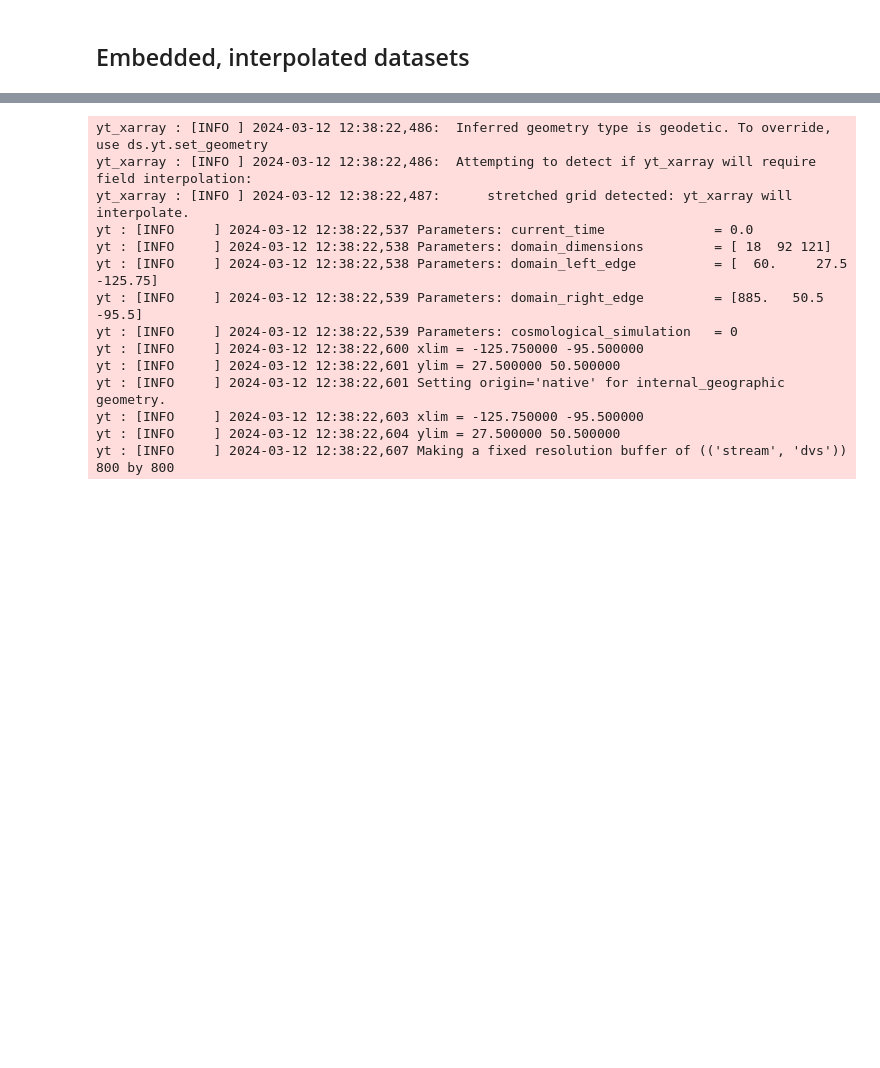
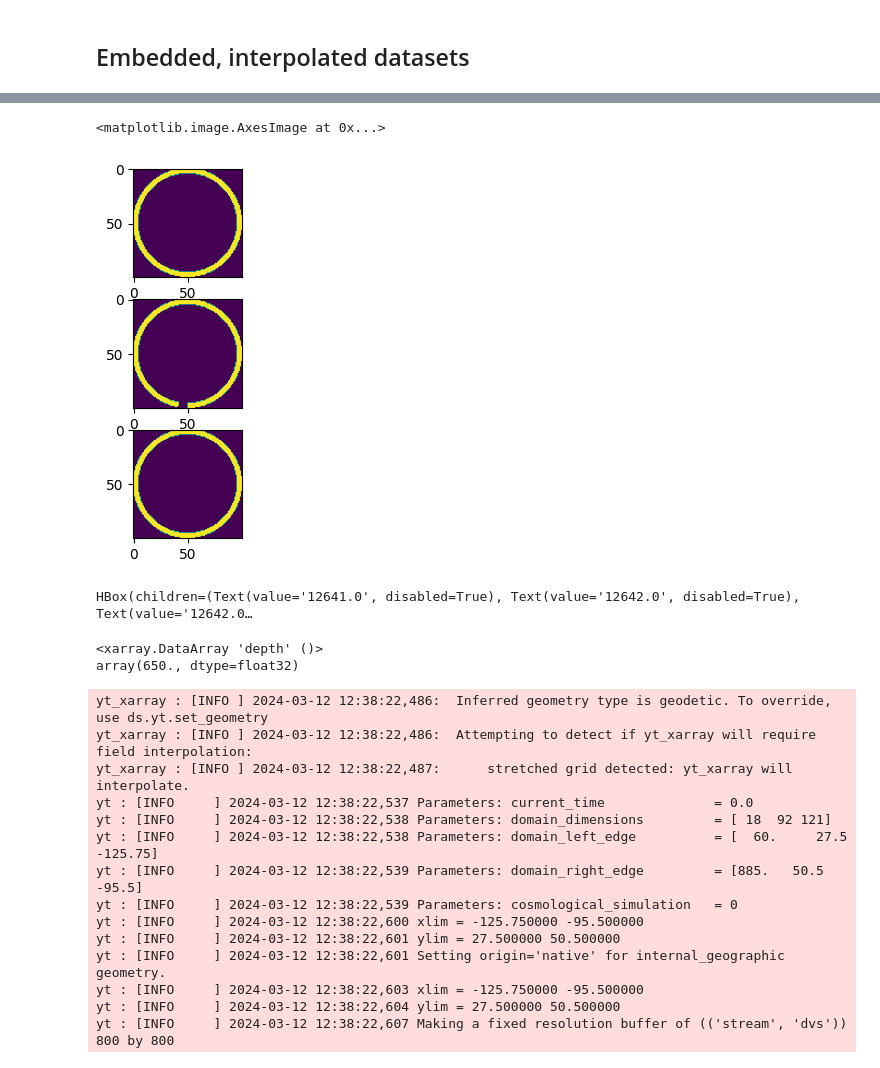
Before and after one commit to data-exp-lab/yt_xarray, a Jupyter notebook: docs/examples/example_007_interpolation.ipynb, the cells around one changed output, grey strips where cells are left out. Drawn from its saved outputs; the diff is of its cells as text; code cells hidden in the pictures; blank space fills up the shorter version.

Commit message:
disambiguation, current commit returns hard coded 1s mask.

```diff
--- a/docs/examples/example_007_interpolation.ipynb
+++ b/docs/examples/example_007_interpolation.ipynb
@@ -62,0 +112,30 @@ yt : [INFO     ] 2024-03-12 12:38:21,558 Making a fixed resolution buffer of (('
+# %%
+from yt_xarray.transformations import _build_interpolated_domain_mask
+
+ds_yt = build_interpolated_cartesian_ds(ds,
+                                            gc,
+                                            fields='mp',
+                                            length_unit='km',
+                                            grid_resolution=(100, 100, 100))
+
+g = ds_yt.index.grids[0]
+dir(g)
+xyz = g.fcoords.d
+x = xyz[:,0]
+y = xyz[:,1]
+z = xyz[:,2]
+import matplotlib.pyplot as plt
+
+# plt.plot(x,z,'.')
+bbox = {'depth': [50, 650],
+        'latitude': [-90, 90],
+        'longitude': [0, 350]}
+
+msk= _build_interpolated_domain_mask(x, y, z, gc, bbox)
+msk = msk.reshape(g.shape)
+
+f, axs = plt.subplots(nrows=3, ncols=1)
+axs[0].imshow(msk[:,50,:])
+axs[1].imshow(msk[:,:,50])
+axs[2].imshow(msk[50,:,:])
+# %% [output]
@@ -63,3 +147,14 @@ yt : [INFO     ] 2024-03-12 12:38:21,558 Making a fixed resolution buffer of (('
+<matplotlib.image.AxesImage at 0x...>
+[figure, added]
+# %%
+ds_yt.domain_width
+# %% [output]
+HBox(children=(Text(value='12641.0', disabled=True), Text(value='12642.0', disabled=True), Text(value='12642.0…
+# %%
+ds.depth.max()
+# %% [output]
+<xarray.DataArray 'depth' ()>
+array(650., dtype=float32)
 # %%
 # yt_scene.add_region(v, yt_ds, ('stream', 'mp'), resolution=(100,100,100), take_log=False)
 # %%
```
Also changed, not shown: parts of 7 cells of this notebook, 3 other files.
